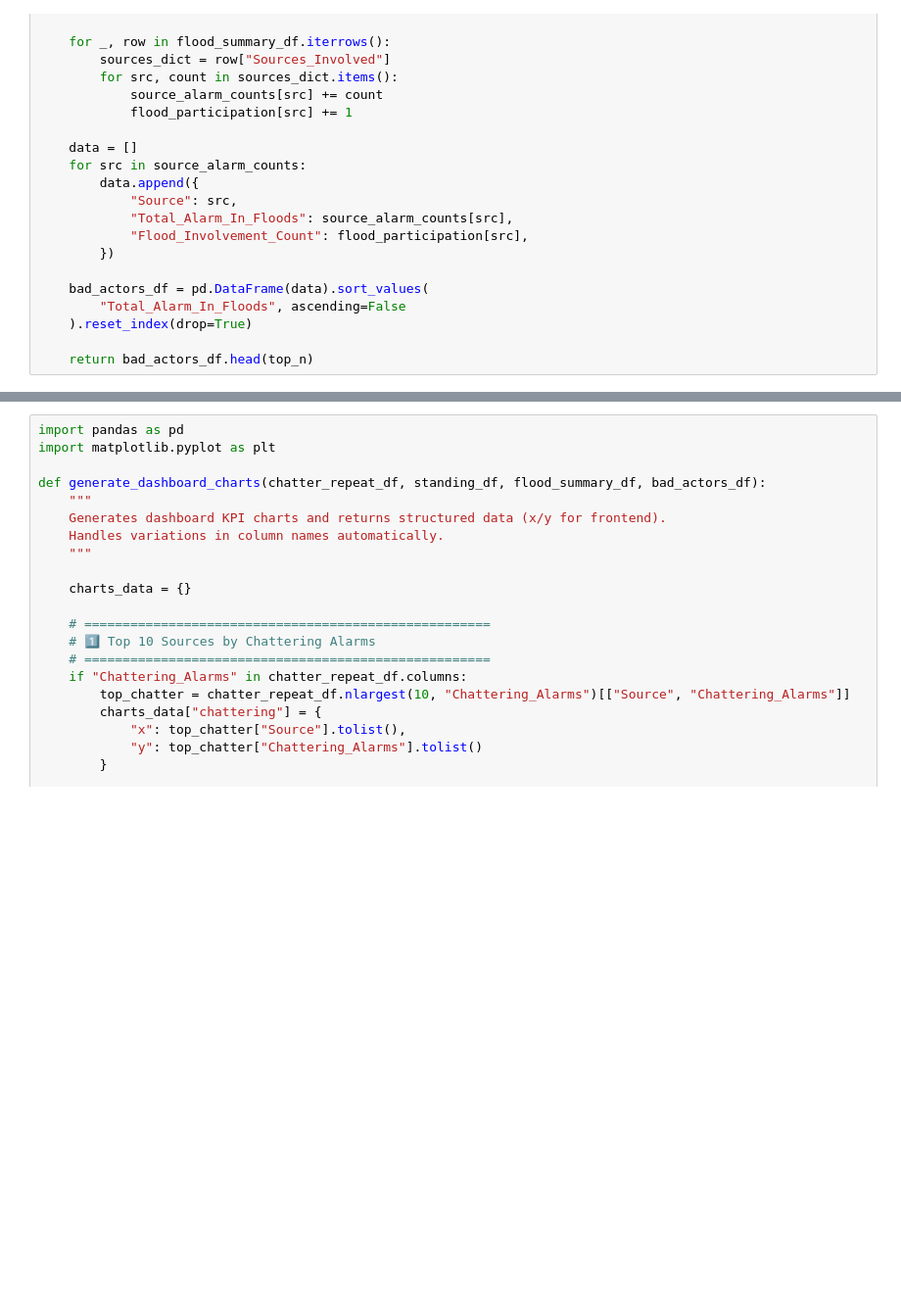
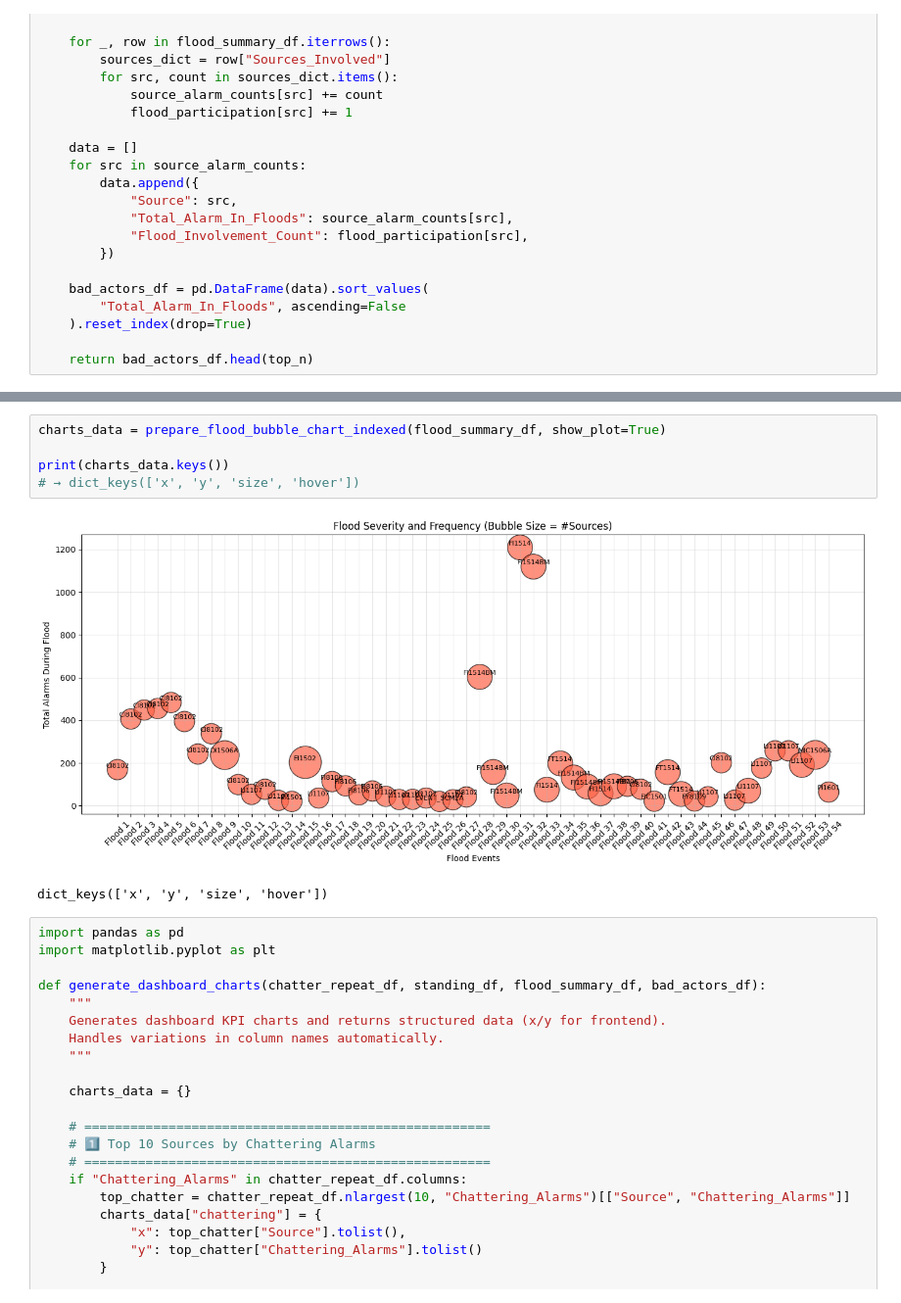
Before and after one commit to AhsanBilal157/Engro_Project_Analysis, a Jupyter notebook: Data_Calculations.ipynb, the cells around one changed output, grey strips where cells are left out. Shown at 98% size. Saved outputs shown, nothing was run; the diff lists cells and outputs as text; blank space fills up the shorter version.

```diff
--- a/Data_Calculations.ipynb
+++ b/Data_Calculations.ipynb
@@ -1538,3 +2384,11 @@ bad_actors_df = identify_bad_actors(flood_summary_df)
+# %%
+charts_data = prepare_flood_bubble_chart_indexed(flood_summary_df, show_plot=True)
+
+print(charts_data.keys())
+# → dict_keys(['x', 'y', 'size', 'hover'])
+# %% [output]
+[figure, added]
+dict_keys(['x', 'y', 'size', 'hover'])
 # %%
 import pandas as pd
 import matplotlib.pyplot as plt
```
Also changed, not shown: parts of 37 cells of this notebook, 1 other file.
